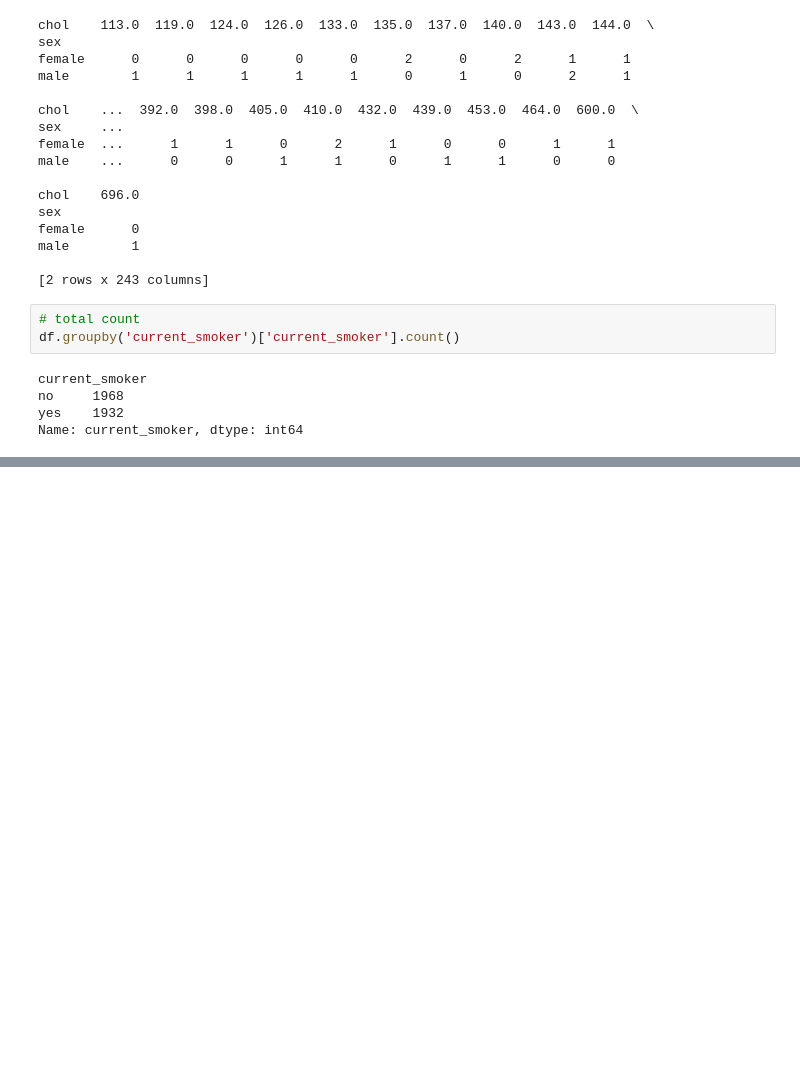
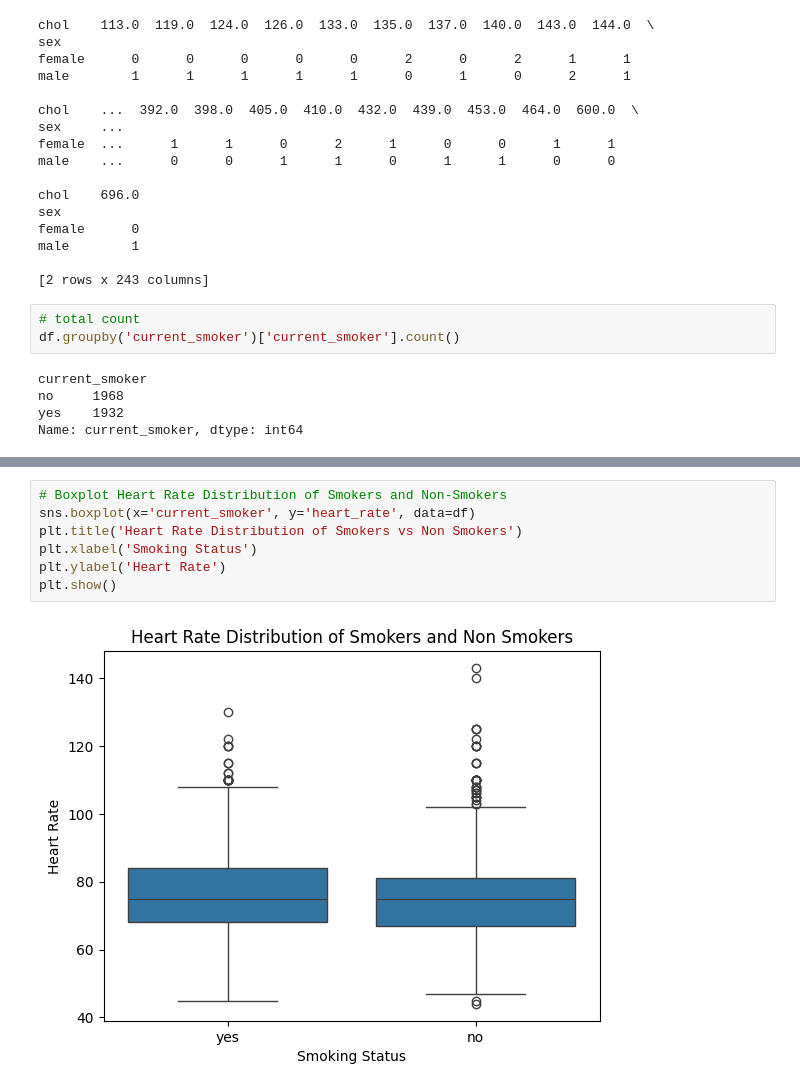
Before and after one commit to 254Bit/SmokersHealthData, a Jupyter notebook: smoking_health_data.ipynb, the cells around one changed output, grey strips where cells are left out. Drawn from its saved outputs; the diff is of its cells as text; blank space fills up the shorter version.

```diff
--- a/smoking_health_data.ipynb
+++ b/smoking_health_data.ipynb
@@ -134,0 +174,9 @@ Name: current_smoker, dtype: int64
+# %%
+# Boxplot Heart Rate Distribution of Smokers and Non-Smokers
+sns.boxplot(x='current_smoker', y='heart_rate', data=df)
+plt.title('Heart Rate Distribution of Smokers vs Non Smokers')
+plt.xlabel('Smoking Status')
+plt.ylabel('Heart Rate')
+plt.show()
+# %% [output]
+[figure, added]
```
Also changed, not shown: parts of 8 cells of this notebook.
